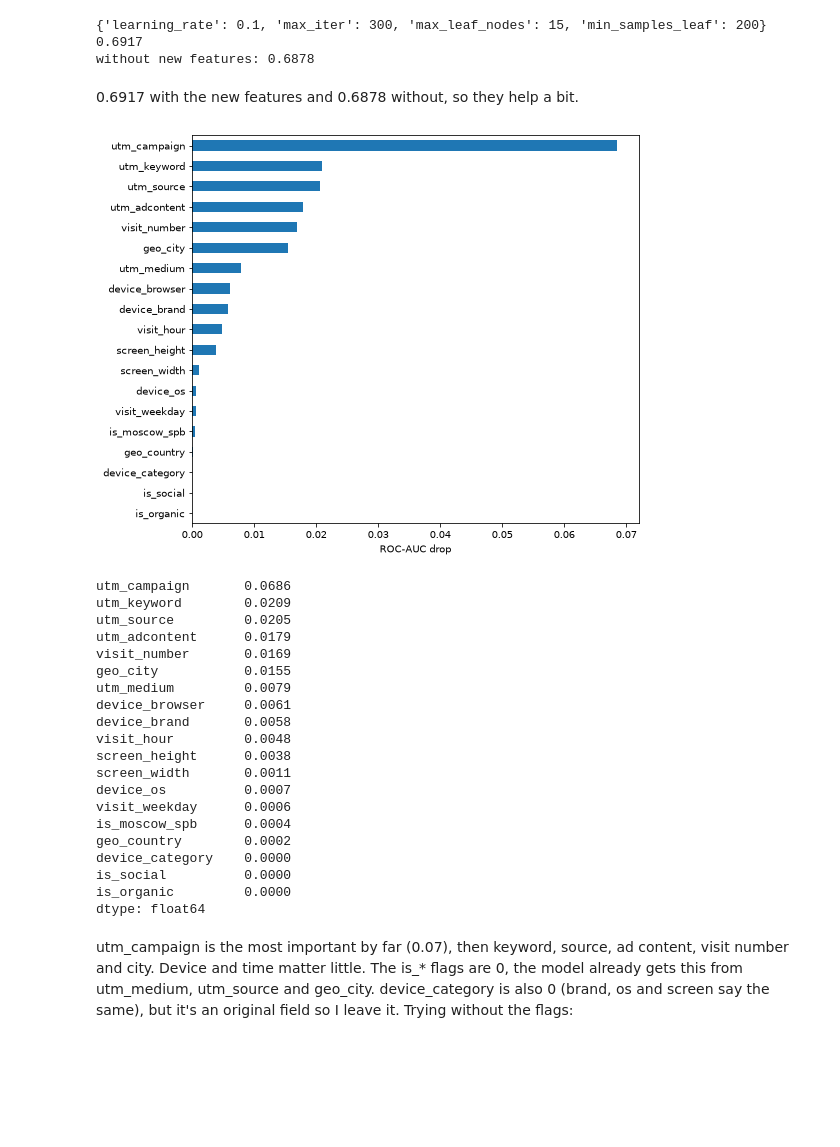
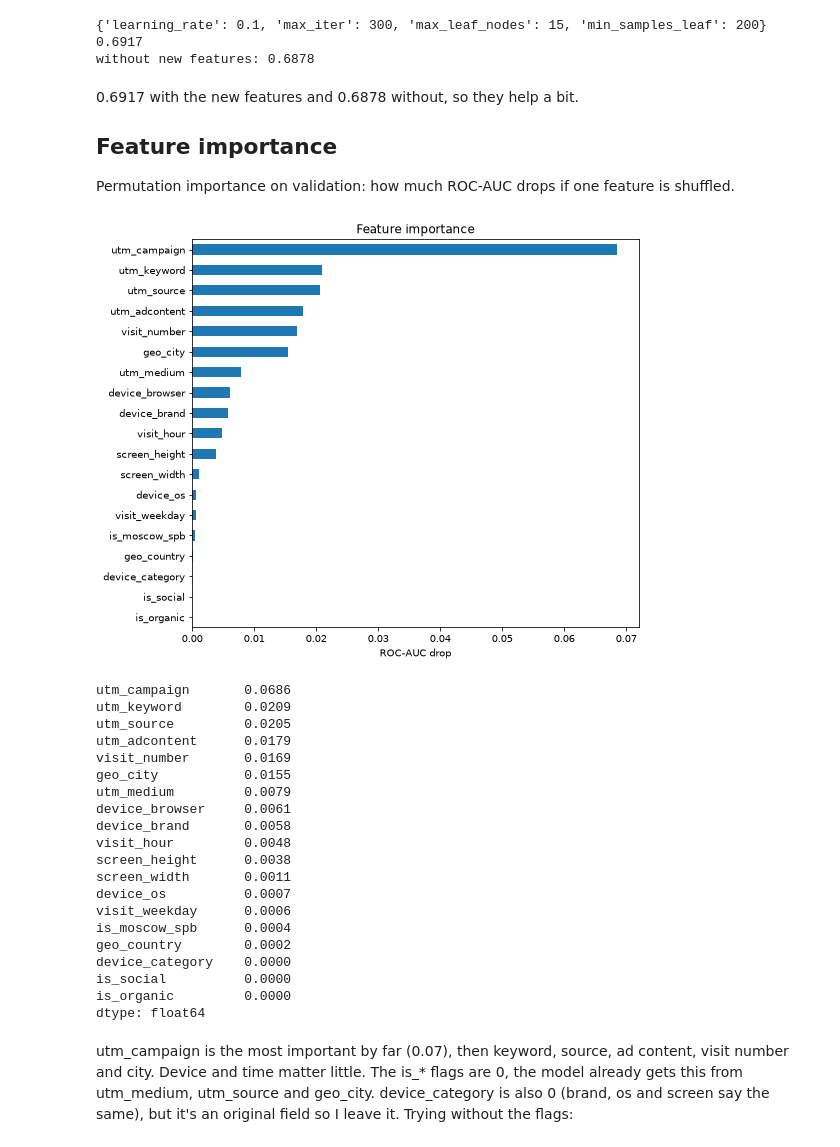
Before and after one commit to Alikonchik-Kaedahara/sber_auto_subscription, a Jupyter notebook: 02_model.ipynb, the cells around one changed output. Drawn from its saved outputs; the diff is of its cells as text; code cells hidden in the pictures; blank space fills up the shorter version.

```diff
--- a/02_model.ipynb
+++ b/02_model.ipynb
@@ -276,20 +277,24 @@ print('without new features:', round(roc_auc_score(y_valid, model_base.predict_p
 without new features: 0.6878
 # %% [markdown]
 0.6917 with the new features and 0.6878 without, so they help a bit.
+
+## Feature importance
+
+Permutation importance on validation: how much ROC-AUC drops if one feature is shuffled.
 # %%
-# permutation importance on validation: how much ROC-AUC drops if one feature is shuffled
 sample_idx = np.random.RandomState(42).choice(len(X_valid), 200_000, replace=False)
 imp = permutation_importance(model, X_valid.iloc[sample_idx], y_valid[sample_idx], scoring='roc_auc',
                              n_repeats=3, random_state=42)
 importance = pd.Series(imp.importances_mean, index=X_valid.columns).sort_values()
 
 plt.figure(figsize=(8, 7))
 importance.plot(kind='barh')
 plt.xlabel('ROC-AUC drop')
+plt.title('Feature importance')
 plt.show()
 importance.sort_values(ascending=False).round(4)
 # %% [output]
-[figure, old version]
+[figure, new version]
 utm_campaign       0.0686
 utm_keyword        0.0209
 utm_source         0.0205
```
Also changed, not shown: parts of 15 cells of this notebook.
